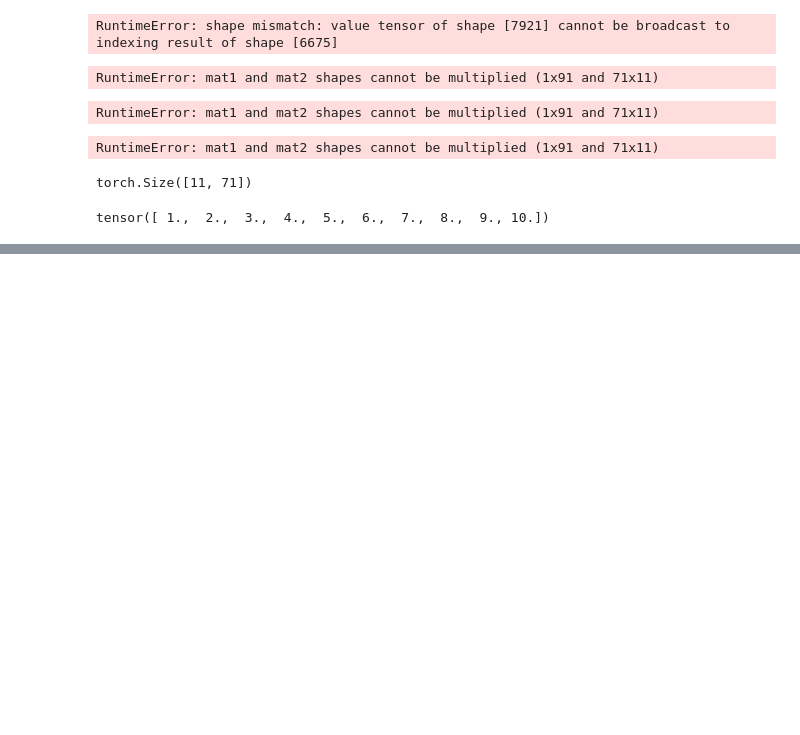
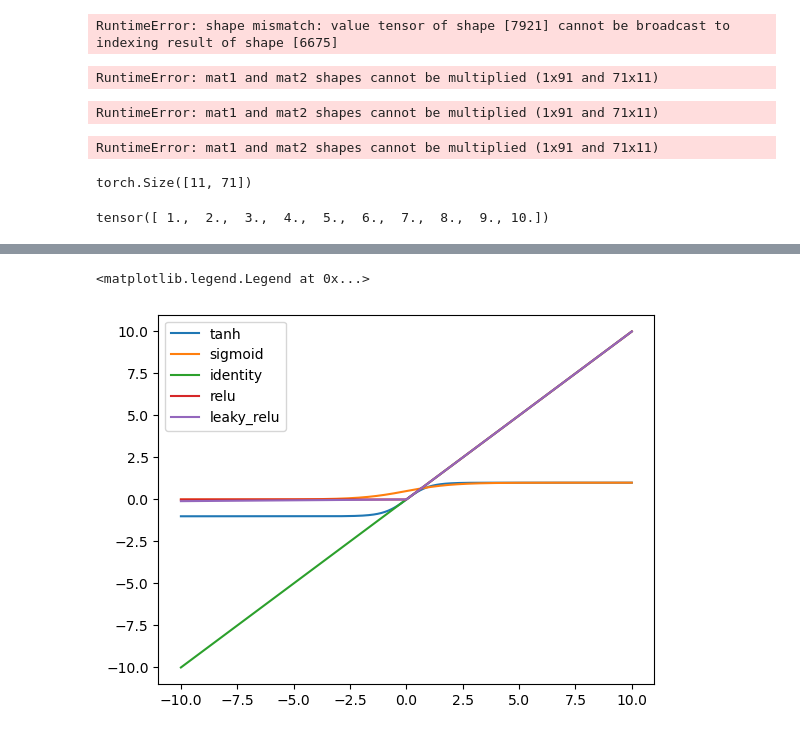
Before and after one commit to xuzukang/NoWag, a Jupyter notebook: notebooks/math_test.ipynb, the cells around one changed output, grey strips where cells are left out. Cells and saved outputs as stored; diff of their text form; code cells hidden in the pictures; blank space fills up the shorter version.

```diff
--- a/notebooks/math_test.ipynb
+++ b/notebooks/math_test.ipynb
@@ -152,0 +179,11 @@ tensor([ 1.,  2.,  3.,  4.,  5.,  6.,  7.,  8.,  9., 10.])
+# %%
+
+plt.figure()
+for i,y in enumerate(ys):
+    plt.plot(a.detach().numpy(),y,label=fns[i].__name__ if i!=2 else "identity")
+plt.ylabel("y")
+plt.xlabel("x")
+plt.legend()
+# %% [output]
+<matplotlib.legend.Legend at 0x...>
+[figure, added]
```
Also changed, not shown: parts of 1 cell of this notebook, 18 other files.
